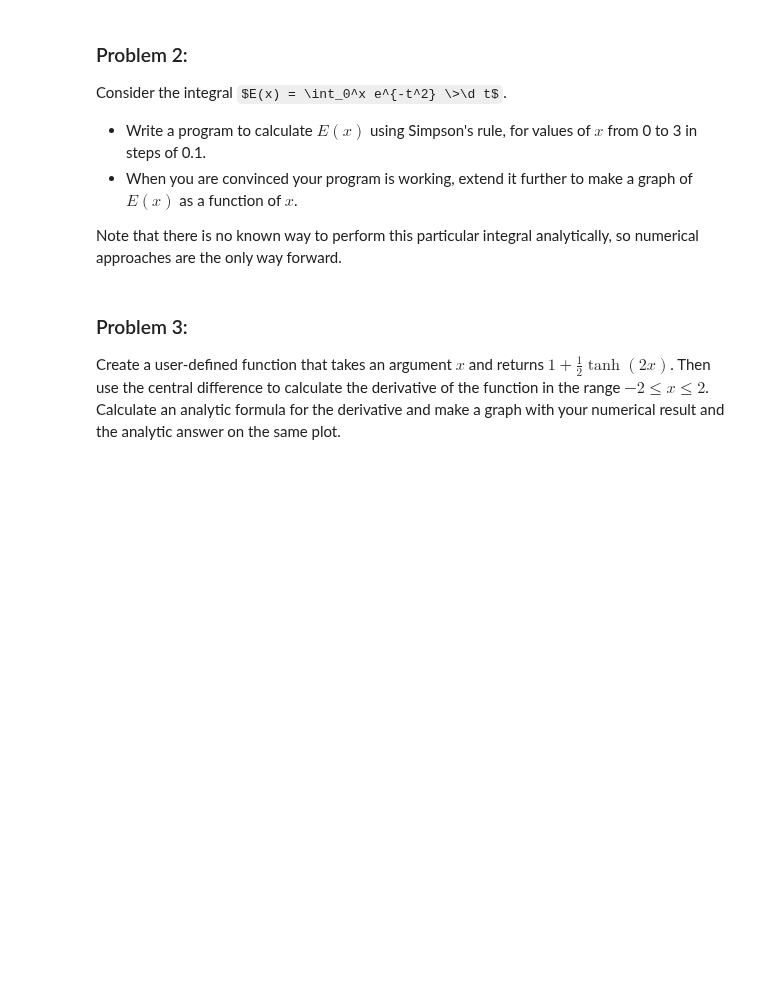
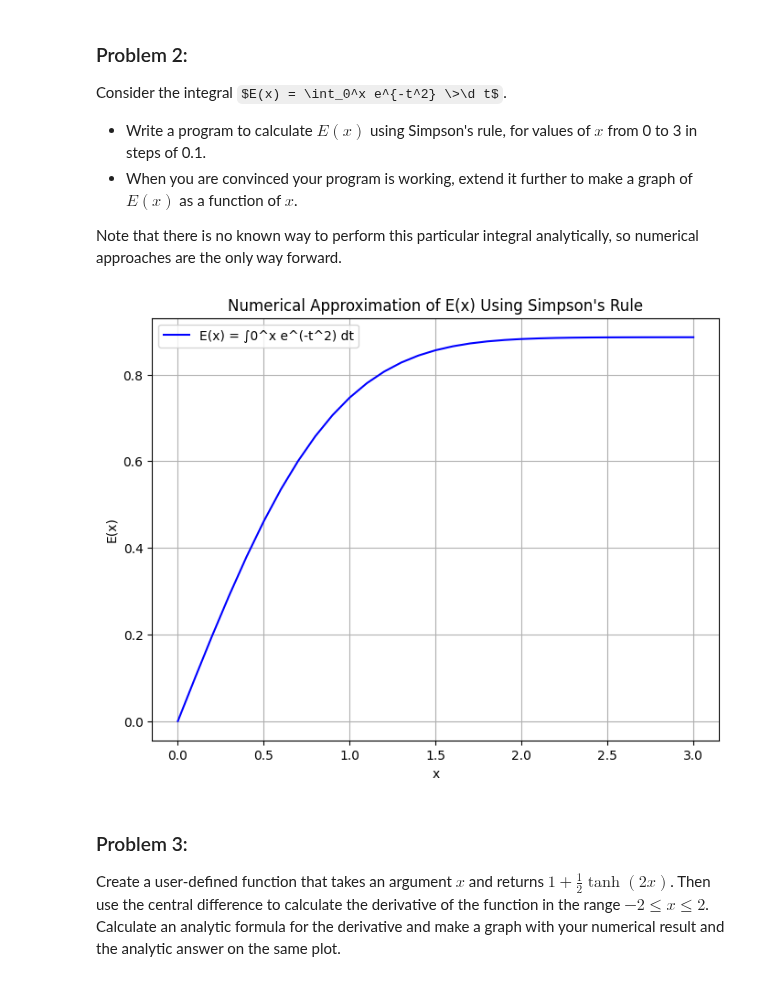
Before and after one commit to CWCopeland/ComputationalPhysics, a Jupyter notebook: Homework/Homework_03.ipynb, the cells around one changed output. Cells and saved outputs as stored; diff of their text form; code cells hidden in the pictures; some formulas as TeX source; blank space fills up the shorter version.

```diff
--- a/Homework/Homework_03.ipynb
+++ b/Homework/Homework_03.ipynb
@@ -23,6 +65,51 @@ Consider the integral $E(x) = \int_0^x e^{-t^2} \>\d t$.
  *  When you are convinced your program is working, extend it further to make a graph of $E(x)$ as a function of $x$.
 
 Note that there is no known way to perform this particular integral analytically, so numerical approaches are the only way forward.
+# %%
+def f(t):
+    return np.exp(-t**2)
+
+
+def simpsons_rule(a, b, n, func):
+    if n % 2 == 1:
+        n += 1
+
+    h = (b - a) / n
+    result = func(a) + func(b)
+    for i in range(1, n, 2):
+        result += 4 * func(a + i * h)
+
+    for i in range(2, n-1, 2):
+        result += 2 * func(a + i * h)
+    result *= h / 3
+    return result
+
+def compute_E():
+    x_values = np.arange(0, 3.1, 0.1)
+    E_values = []
+
+
+    for x in x_values:
+        E_x = simpsons_rule(0, x, 1000, f)
+        E_values.append(E_x)
+
+    return x_values, np.array(E_values)
+
+def plot_E(x_values, E_values):
+    plt.figure(figsize=(8, 6))
+    plt.plot(x_values, E_values, label="E(x) = ∫0^x e^(-t^2) dt", color='b')
+    plt.title("Numerical Approximation of E(x) Using Simpson's Rule")
+    plt.xlabel("x")
+    plt.ylabel("E(x)")
+    plt.grid(True)
+    plt.legend()
+    plt.show()
+
+if __name__ == '__main__':
+    x_values, E_values = compute_E()  # Compute E(x) for values of x from 0 to 3
+    plot_E(x_values, E_values)
+# %% [output]
+[figure, added]
 # %% [markdown]
 ### Problem 3:
 
```
Also changed, not shown: parts of 3 cells of this notebook.
